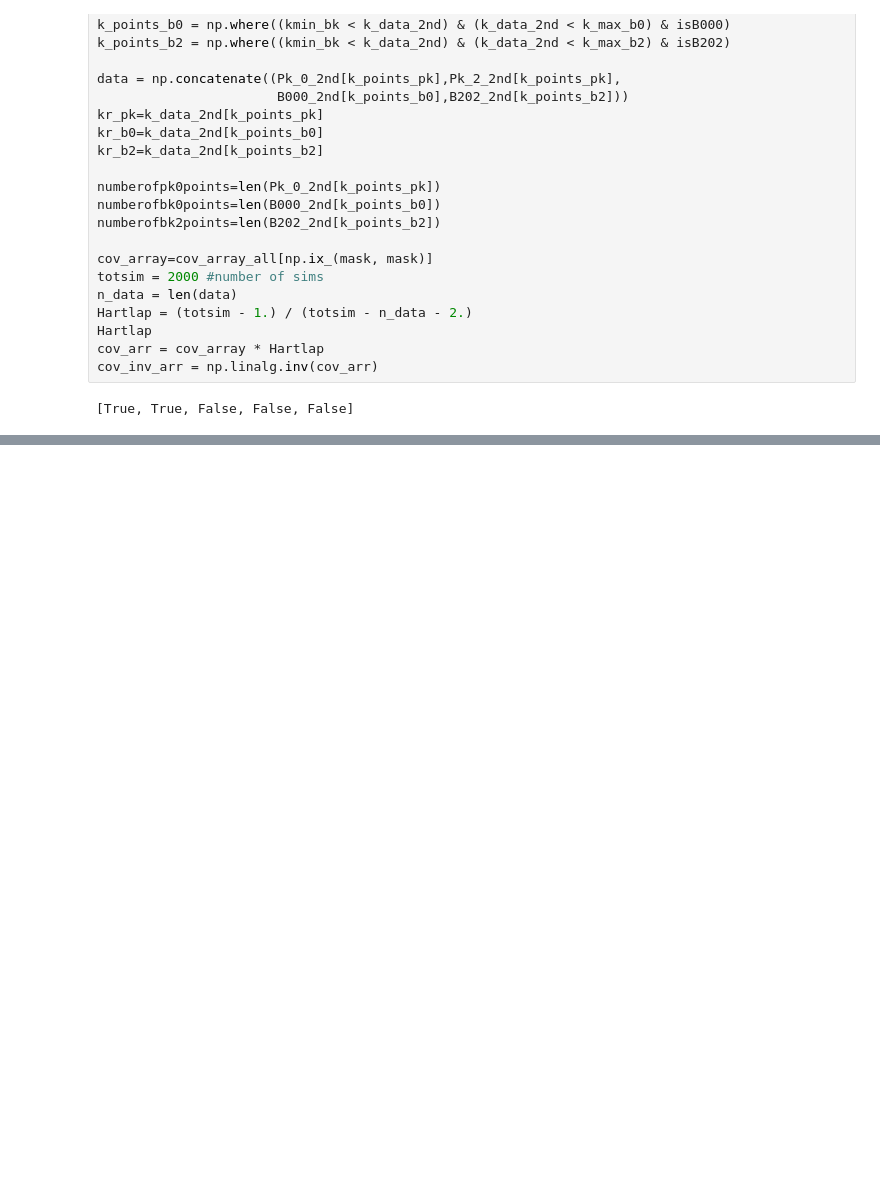
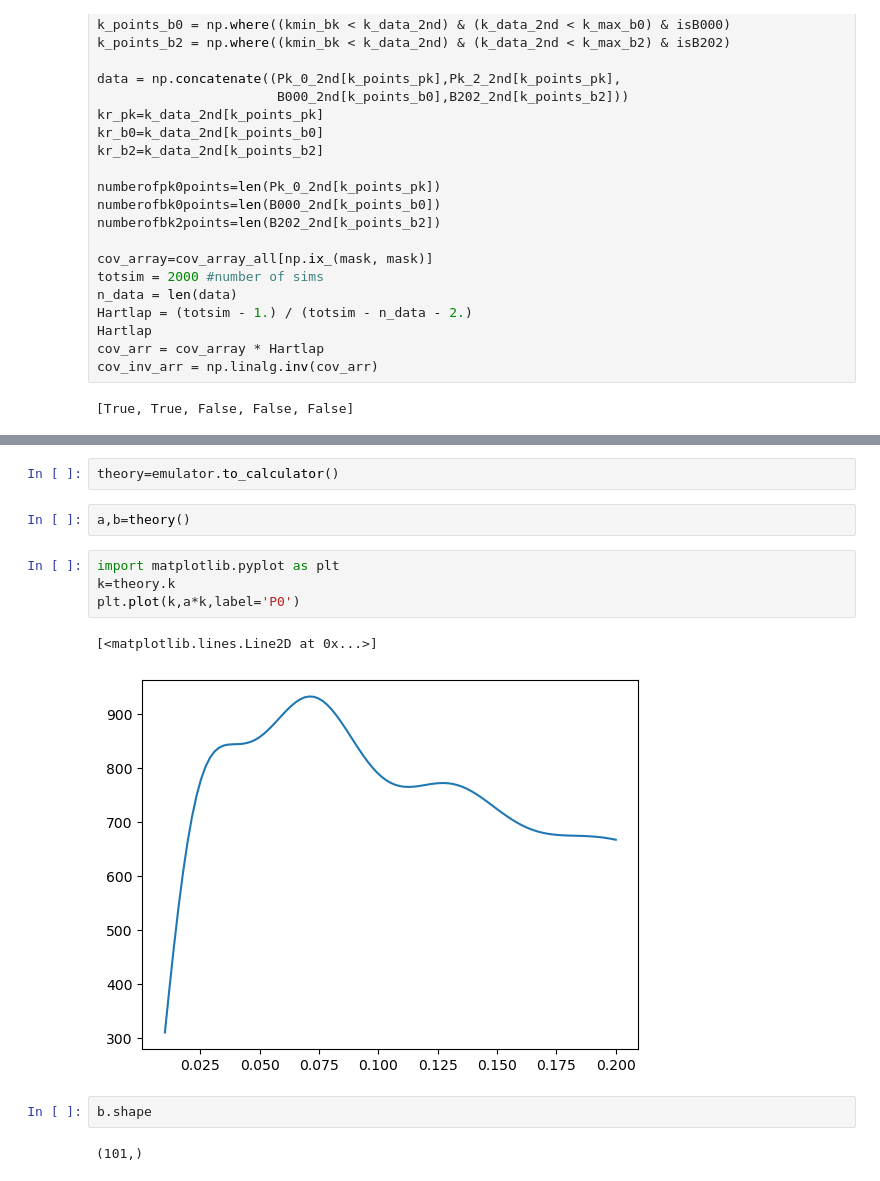
Before and after one commit to henoriega/FOLPSpipe, a Jupyter notebook: folps/desilike_mcmc/desilike_mcmc_test.ipynb, the cells around one changed output, grey strips where cells are left out. Cells and saved outputs as stored; diff of their text form; blank space fills up the shorter version.

```diff
--- a/folps/desilike_mcmc/desilike_mcmc_test.ipynb
+++ b/folps/desilike_mcmc/desilike_mcmc_test.ipynb
@@ -111,0 +196,15 @@ cov_inv_arr = np.linalg.inv(cov_arr)
+# %%
+theory=emulator.to_calculator()
+# %%
+a,b=theory()
+# %%
+import matplotlib.pyplot as plt
+k=theory.k
+plt.plot(k,a*k,label='P0')
+# %% [output]
+[<matplotlib.lines.Line2D at 0x...>]
+[figure, added]
+# %%
+b.shape
+# %% [output]
+(101,)
```
Also changed, not shown: parts of 10 cells of this notebook, 4 other files.
